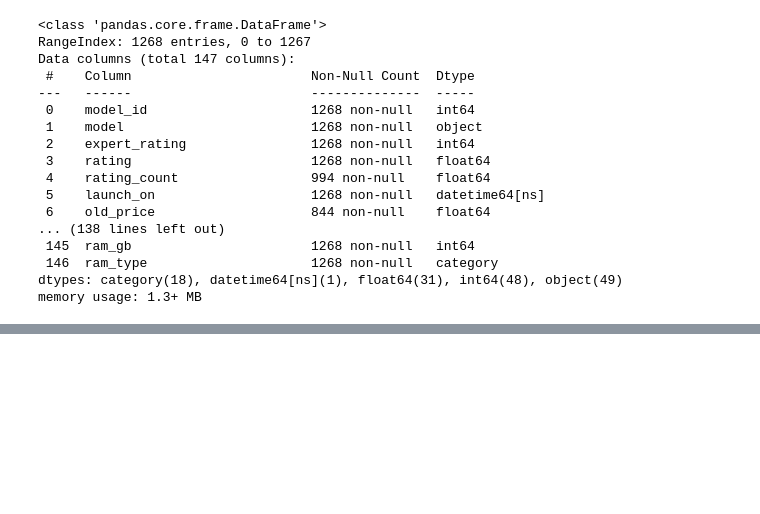
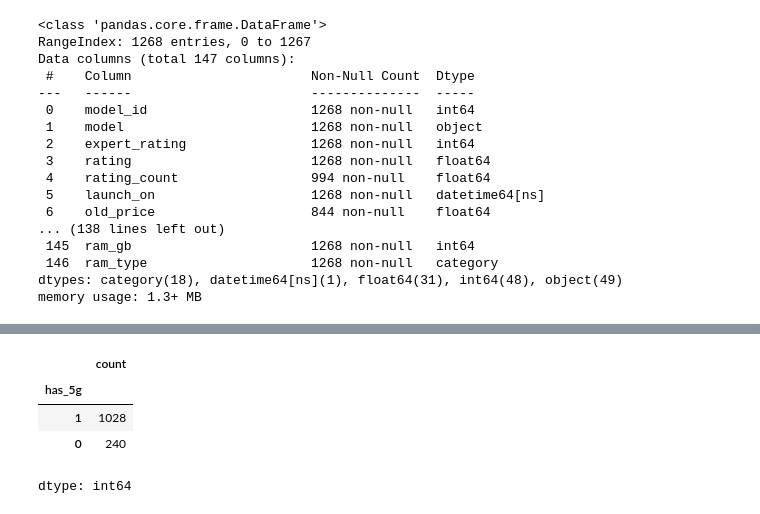
Before and after one commit to rajeshxdatascience/smartphone-recommender-system, a Jupyter notebook: SpecLens_AI_Data_Engineering.ipynb, the cells around one changed output, grey strips where cells are left out. Saved outputs shown, nothing was run; the diff lists cells and outputs as text; code cells hidden in the pictures; blank space fills up the shorter version.

```diff
--- a/SpecLens_AI_Data_Engineering.ipynb
+++ b/SpecLens_AI_Data_Engineering.ipynb
@@ -4916,4 +4914,9 @@ df['sim'].sample(20)
 dtype: object
+# %%
+df.loc[115,'sim'] = 'Hybrid Dual SIM (2 Nano SIMs + 1 microSD)'
+df.loc[546,'sim'] = 'Dual SIM (nano-SIM, dual stand-by)'
+df.loc[864,'sim'] = 'Dual SIM (nano SIM, Dual Standby)'
+df.loc[955,'sim'] = 'Dual SIM (nano-SIM, dual stand-by)'
 # %%
 df['has_esim'] = df['sim'].str.contains('eSIM').astype(float)
 # %%
@@ -4946,0 +4970,10 @@ dtype: int64
+# %%
+df['has_5g'] = df['5g'].notnull().astype(int)
+# %%
+df['has_5g'].value_counts()
+# %% [output]
+|  | count |
+| has_5g |  |
+| 1 | 1028 |
+| 0 | 240 |
+dtype: int64
```
Also changed, not shown: parts of 56 cells of this notebook.
